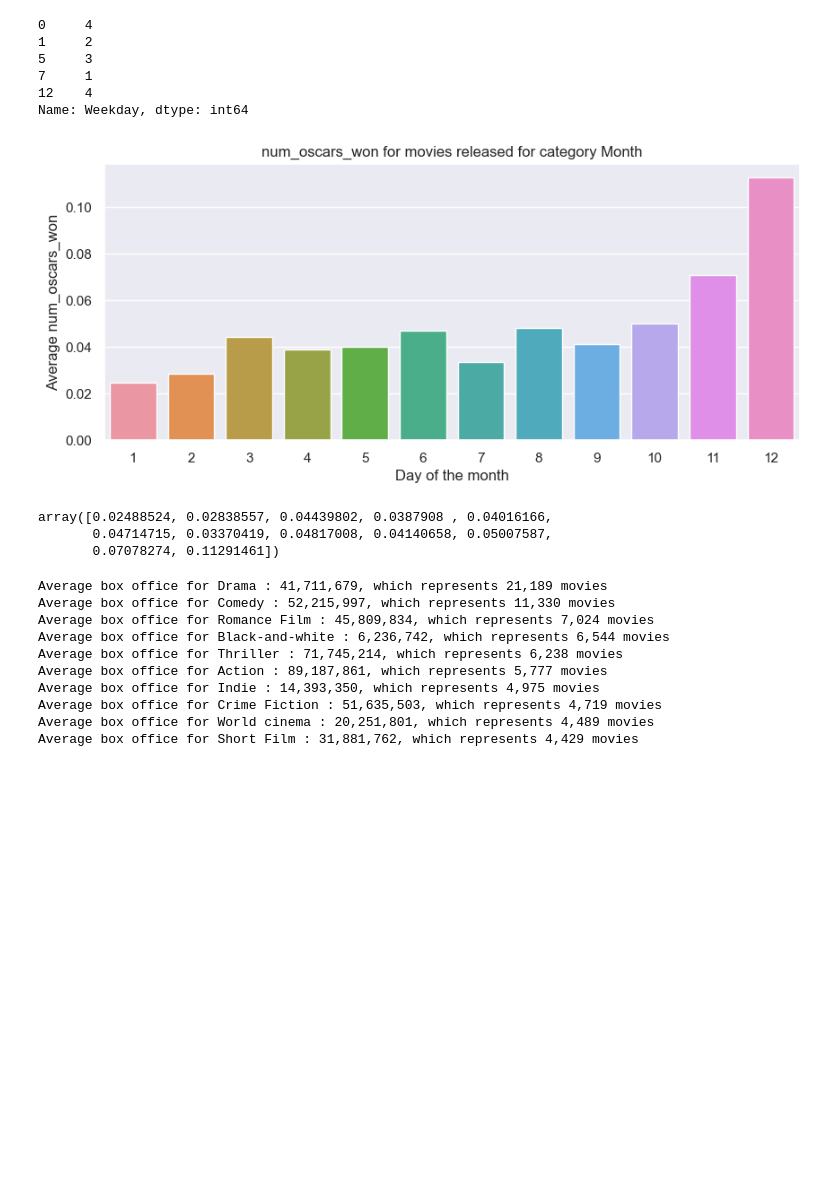
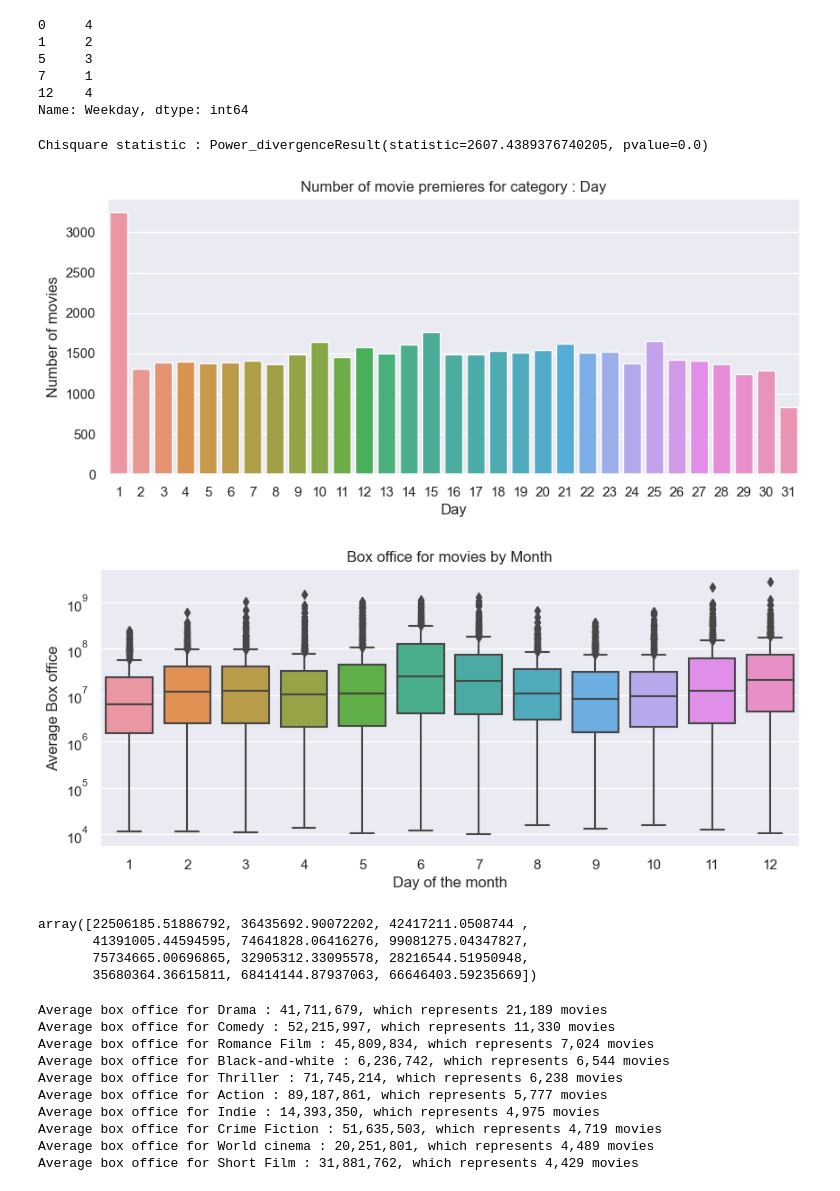
Before and after one commit to epfl-ada/ada-2023-project-deapdatadestroyers, a Jupyter notebook: data_movie_analysis-Copy1.ipynb, the cells around one changed output. Cells and saved outputs as stored; diff of their text form; code cells hidden in the pictures; blank space fills up the shorter version.

Commit message:
barplot -> boxplot

```diff
--- a/data_movie_analysis-Copy1.ipynb
+++ b/data_movie_analysis-Copy1.ipynb
@@ -375,7 +175,7 @@ def count_var(df, var, show_graph=True, show_chisquare=True):
     df_temp.dropna(subset=[var],inplace=True)
 
     var_values = df_temp.groupby(var).count()['Name'].values
-    df_var = list(df_temp.groupby(var).groups.keys())
+
 
     if show_chisquare:
         print(f'Chisquare statistic : {scipy.stats.chisquare(var_values)}')
@@ -388,7 +188,9 @@ def count_var(df, var, show_graph=True, show_chisquare=True):
         if var == 'Day':
             order = np.linspace(1,31,31).astype(int)
         sbn.set(rc={'figure.figsize':(10,4)})
-        sbn.barplot(x=df_var, y=var_values, order=order)
+
+        sbn.countplot(x=var, data=df_temp, order=order)
+
         plt.title(f'Number of movie premieres for category : {var}')
         plt.xlabel(f'{var}')
         plt.ylabel('Number of movies')
@@ -397,7 +199,7 @@ def count_var(df, var, show_graph=True, show_chisquare=True):
     return var_values
 
 
-def avg_var(df, var='Box office', group='Month', show_graph=True):
+def avg_var(df, var='Box office', group='Month', show_graph=True, logscale=True):
 
     df_temp = df.copy(deep=True)
     df_temp.dropna(subset=[group, var],inplace=True)
@@ -416,20 +218,17 @@ def avg_var(df, var='Box office', group='Month', show_graph=True):
             order = ["Monday", "Tuesday", "Wednesday", "Thursday", "Friday", "Saturday", "Sunday"]
         if group == 'Day':
             order = np.linspace(1,31,31).astype(int)
-        sbn.barplot(x=df_var, y=df_mean, order = order)
-        plt.title(f'{var} for movies released for category {group}')
+        # sbn.barplot(x=df_var, y=df_mean, order = order)
+        sbn.boxplot(x=group, y=var, order = order, data=df)
+        plt.title(f'{var} for movies by {group}')
         plt.xlabel('Day of the month')
         plt.ylabel(f'Average {var}')
+        if logscale:
+            plt.yscale("log")
         plt.show()
 
     return df_mean
 # %%
-def get_weekday(x):
-    return pd.to_datetime(x, errors = 'coerce').dayofweek
-
-def get_weekday_name(x):
-    return pd.to_datetime(x, errors = 'coerce')
-
 df_time_stamps = df_movie.copy(deep=True)
 
 df_time_stamps.dropna(subset=['Month'], inplace=True)
@@ -438,12 +237,13 @@ temp = (df_time_stamps['Year'].astype(str) + '-'
                                              + df_time_stamps['Day'].astype(str))
 
 
-df_time_stamps['Weekday'] = temp.apply(get_weekday)
+df_time_stamps['Weekday'] = temp.apply(lambda x: pd.to_datetime(x, errors = 'coerce').dayofweek)
 df_time_stamps.dropna(subset=['Weekday'], inplace=True)
 df_time_stamps['Weekday'] = df_time_stamps['Weekday'].apply(int)
 
 
-df_time_stamps['Weekday Name'] = temp.apply(get_weekday_name).dt.day_name()
+df_time_stamps['Weekday Name'] = temp.apply(lambda x: pd.to_datetime(x, errors = 'coerce')).dt.day_name()
+
 display(df_time_stamps['Weekday Name'].head())
 display(df_time_stamps['Weekday'].head())
 # %% [output]
@@ -462,14 +262,16 @@ Name: Weekday, dtype: int64
 # %%
 #count_var(df_movie, 'Day')
 #count_var(df_time_stamps, 'Weekday Name')
-#count_var(df_time_stamps, 'Day')
-#count_var(df_time_stamps, 'Day')
-avg_var(df_time_stamps, 'num_oscars_won', 'Month')
+count_var(df_time_stamps, 'Day')
+avg_var(df_time_stamps, 'Box office', 'Month')
 # %% [output]
+Chisquare statistic : Power_divergenceResult(statistic=2607.4389376740205, pvalue=0.0)
-[figure, old version]
+[figure, new version]
-array([0.02488524, 0.02838557, 0.04439802, 0.0387908 , 0.04016166,
-       0.04714715, 0.03370419, 0.04817008, 0.04140658, 0.05007587,
-       0.07078274, 0.11291461])
+[figure, added]
+array([22506185.51886792, 36435692.90072202, 42417211.0508744 ,
+       41391005.44594595, 74641828.06416276, 99081275.04347827,
+       75734665.00696865, 32905312.33095578, 28216544.51950948,
+       35680364.36615811, 68414144.87937063, 66646403.59235669])
 # %%
 # How many movies of each genre ?
 # %%
```
Also changed, not shown: parts of 24 cells of this notebook.
